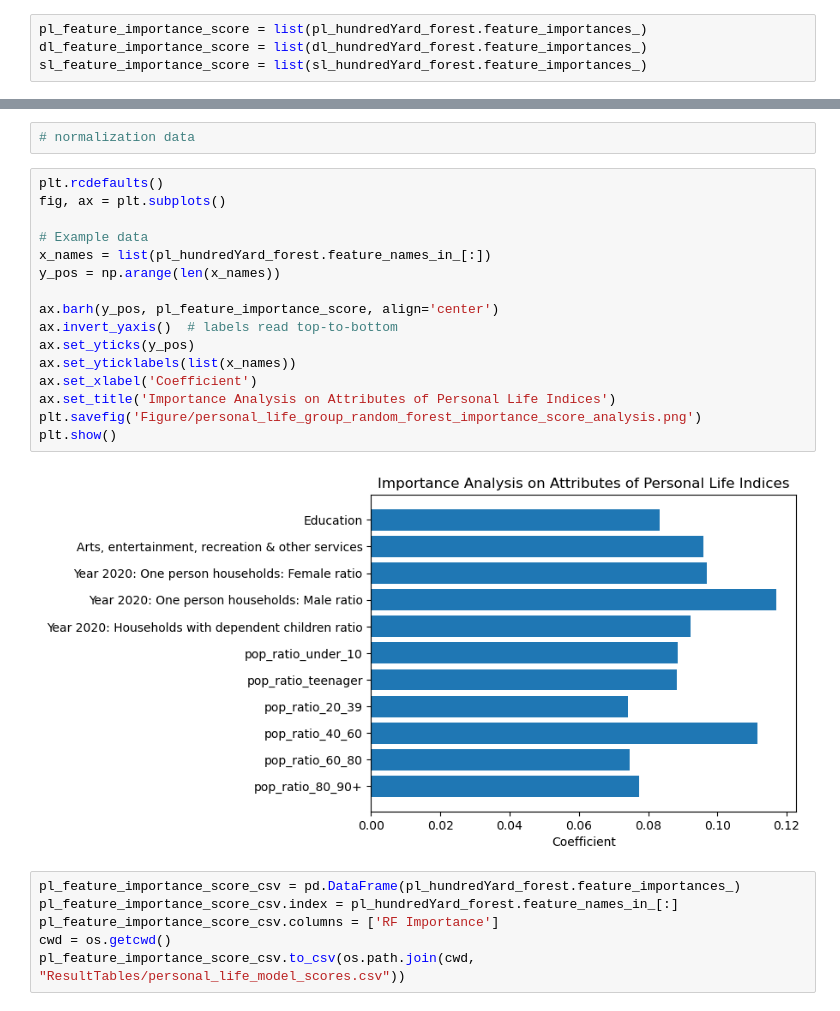
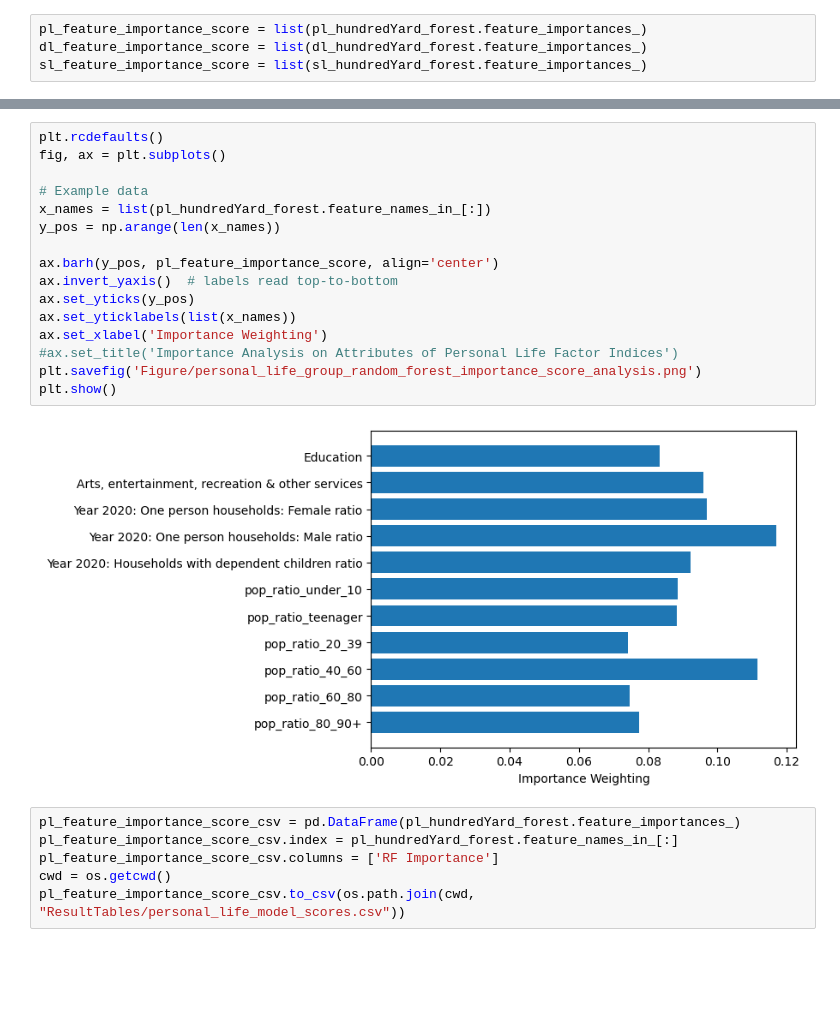
Before and after one commit to SIthodox2286/mdm_3_phace_C, a Jupyter notebook: random_forest_analysis_edited.ipynb, the cells around one changed output, grey strips where cells are left out. Saved outputs shown, nothing was run; the diff lists cells and outputs as text; blank space fills up the shorter version.

```diff
--- a/random_forest_analysis_edited.ipynb
+++ b/random_forest_analysis_edited.ipynb
@@ -334,24 +334,22 @@ SL Model Correlation Coefficient: 0.5601326074007709
 SL Mean Squared Percentage Error: 20.556035158703004
-# %%
-# normalization data
 # %%
 plt.rcdefaults()
 fig, ax = plt.subplots()
 
 # Example data
 x_names = list(pl_hundredYard_forest.feature_names_in_[:])
 y_pos = np.arange(len(x_names))
 
 ax.barh(y_pos, pl_feature_importance_score, align='center')
 ax.invert_yaxis()  # labels read top-to-bottom
 ax.set_yticks(y_pos)
 ax.set_yticklabels(list(x_names))
-ax.set_xlabel('Coefficient')
-ax.set_title('Importance Analysis on Attributes of Personal Life Indices')
+ax.set_xlabel('Importance Weighting')
+#ax.set_title('Importance Analysis on Attributes of Personal Life Factor Indices')
 plt.savefig('Figure/personal_life_group_random_forest_importance_score_analysis.png')
 plt.show()
 # %% [output]
-[figure, old version]
+[figure, new version]
 # %%
 pl_feature_importance_score_csv = pd.DataFrame(pl_hundredYard_forest.feature_importances_)
 pl_feature_importance_score_csv.index = pl_hundredYard_forest.feature_names_in_[:]
```
Also changed, not shown: parts of 5 cells of this notebook, 14 other files.
